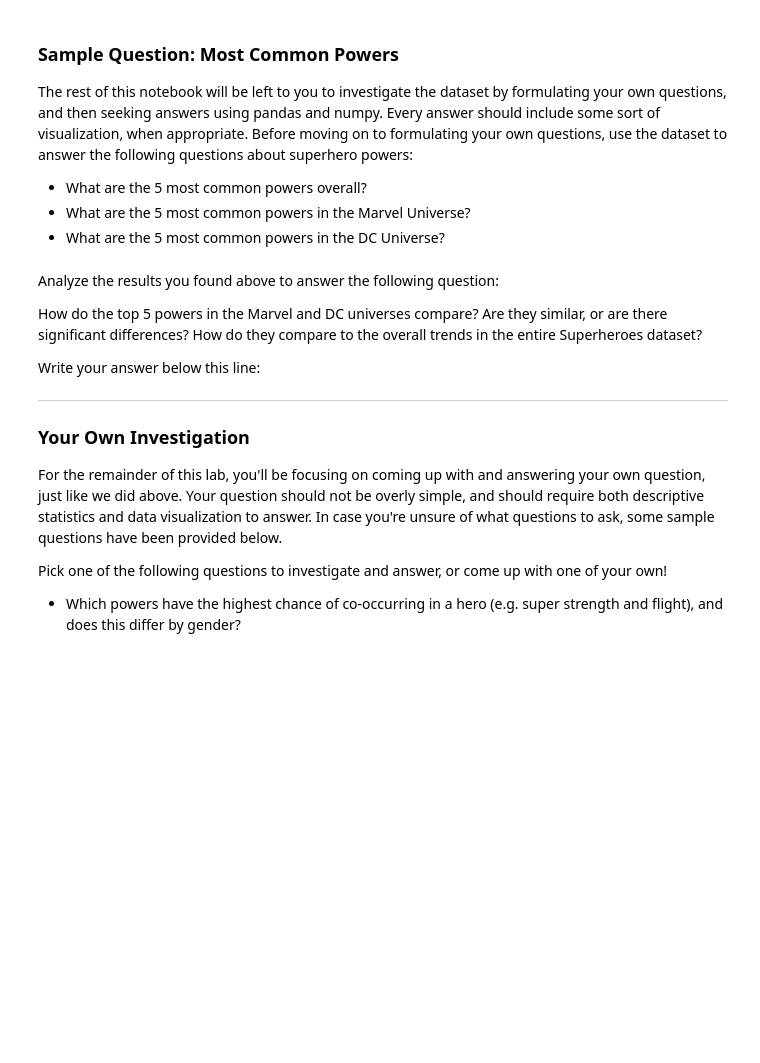
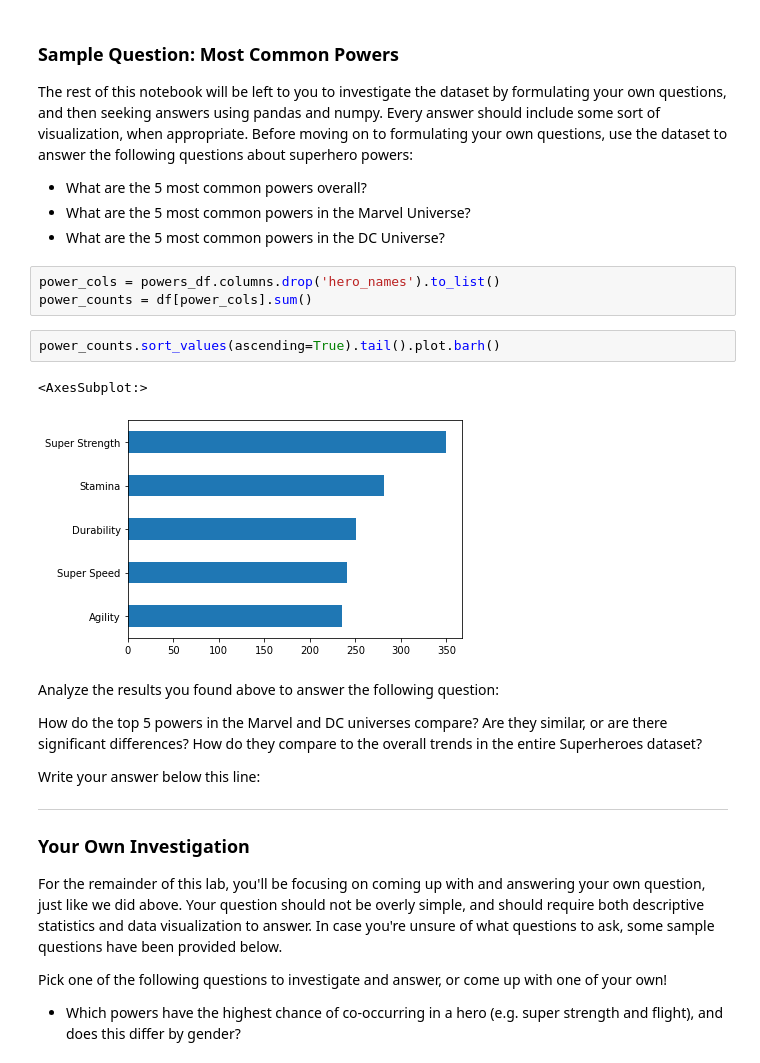
Before and after one commit to ndgigliotti/dsc-data-cleaning-project, a Jupyter notebook: index.ipynb, the cells around one changed output. Cells and saved outputs as stored; diff of their text form; blank space fills up the shorter version.

```diff
--- a/index.ipynb
+++ b/index.ipynb
@@ -463,6 +463,14 @@ The rest of this notebook will be left to you to investigate the dataset by form
 * What are the 5 most common powers overall?
 * What are the 5 most common powers in the Marvel Universe?
 * What are the 5 most common powers in the DC Universe?
+# %%
+power_cols = powers_df.columns.drop('hero_names').to_list()
+power_counts = df[power_cols].sum()
+# %%
+power_counts.sort_values(ascending=True).tail().plot.barh()
+# %% [output]
+<AxesSubplot:>
+[figure, added]
 # %% [markdown]
 Analyze the results you found above to answer the following question:
 
```
Also changed, not shown: parts of 2 cells of this notebook.
